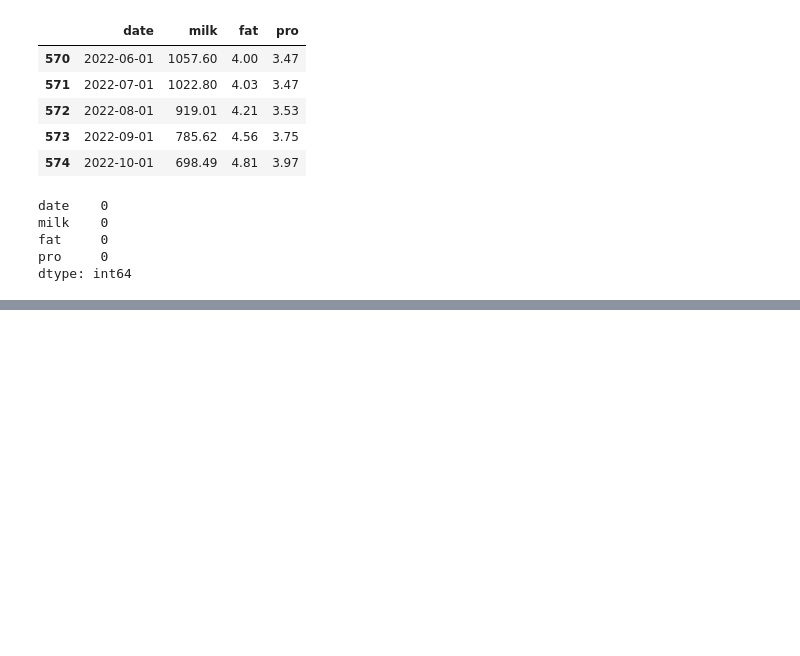
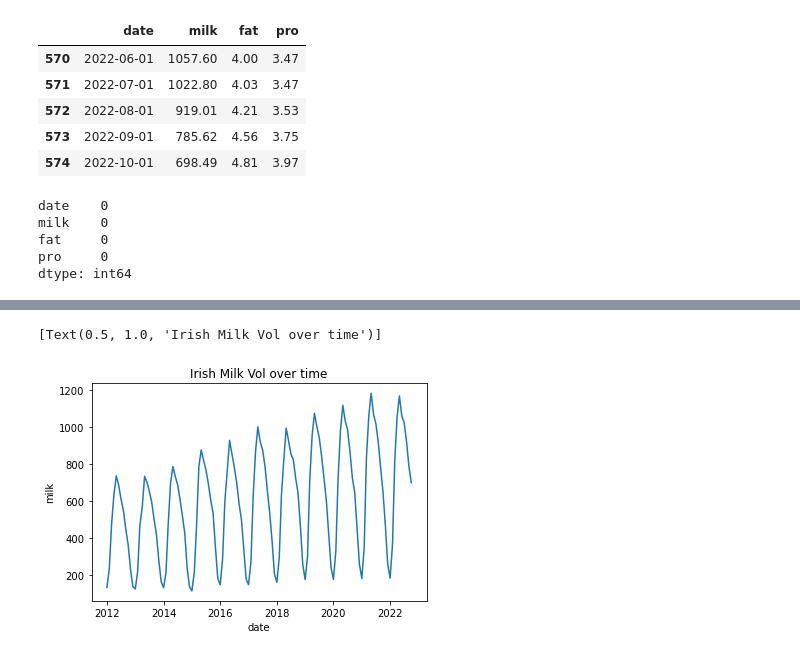
Before and after one commit to sba22169/MSC_DA_CA2, a Jupyter notebook: AD_MSC_CA2.ipynb, the cells around one changed output, grey strips where cells are left out. Cells and saved outputs as stored; diff of their text form; code cells hidden in the pictures; blank space fills up the shorter version.

```diff
--- a/AD_MSC_CA2.ipynb
+++ b/AD_MSC_CA2.ipynb
@@ -127,0 +128,5 @@ plt.show()
+# %%
+sns.lineplot(data=ddfd, x= 'date', y='milk').set(title = 'Irish Milk Vol over time')
+# %% [output]
+[Text(0.5, 1.0, 'Irish Milk Vol over time')]
+[figure, added]
```
Also changed, not shown: parts of 17 cells of this notebook, 7 other files.
